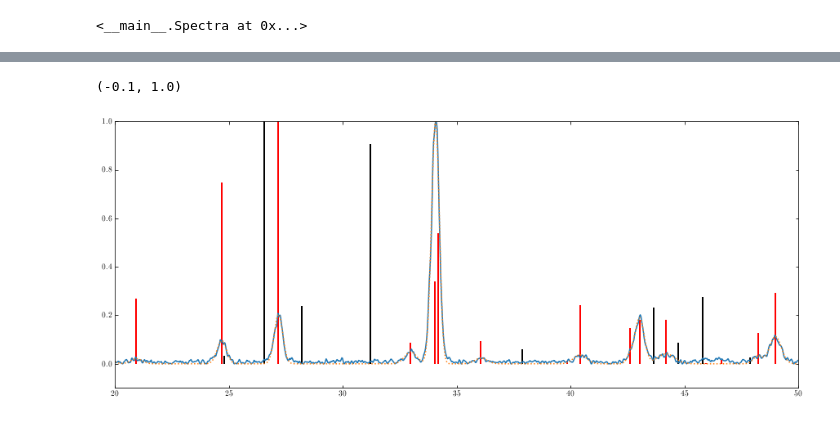
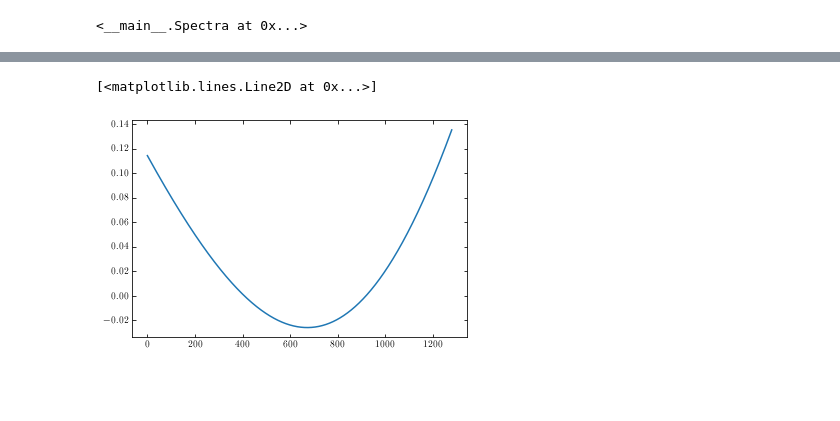
Before and after one commit to zpreisler/calibrationXRD, a Jupyter notebook: calibration.ipynb, the cells around one changed output, grey strips where cells are left out. Cells and saved outputs as stored; diff of their text form; code cells hidden in the pictures; blank space fills up the shorter version.

```diff
--- a/calibration.ipynb
+++ b/calibration.ipynb
@@ -445,25 +422,9 @@ ax[1].plot(g_cinnabar_hydrocerussite.sigma2)
-# %%
-g_hydrocerussite = GaussNewton(hydrocerussite,xrd_hydrocerussite)
-
-g_hydrocerussite.gamma[6] = 2
-
-for i in range(8):
-    g_hydrocerussite.minimize_gamma(alpha=1)
-    g_hydrocerussite.minimize_sigma(alpha=1)
-
-for i in range(8):
-    g_hydrocerussite.calibration(alpha=1)
-
-figure(figsize=(15,6))
-
-cinnabar.plot(colors='k',lw=2)
-hydrocerussite.plot(colors='r',lw=2)
-xrd_hydrocerussite.plot('-')
-
-g_hydrocerussite.plot(':')
-
-xlim(20,50)
-ylim(-0.1,1)
-# %% [output]
-(-0.1, 1.0)
-[figure, removed]
+# %%
+x = arange(1280)
+opt_file = fce_calibration(x,*g_spinel_barite.spectra.opt_file)
+new_opt = fce_calibration(x,*g_spinel_barite.spectra.opt)
+
+plot(new_opt - opt_file)
+# %% [output]
+[<matplotlib.lines.Line2D at 0x...>]
+[figure, added]
```
Also changed, not shown: parts of 12 cells of this notebook, 29 other files.
